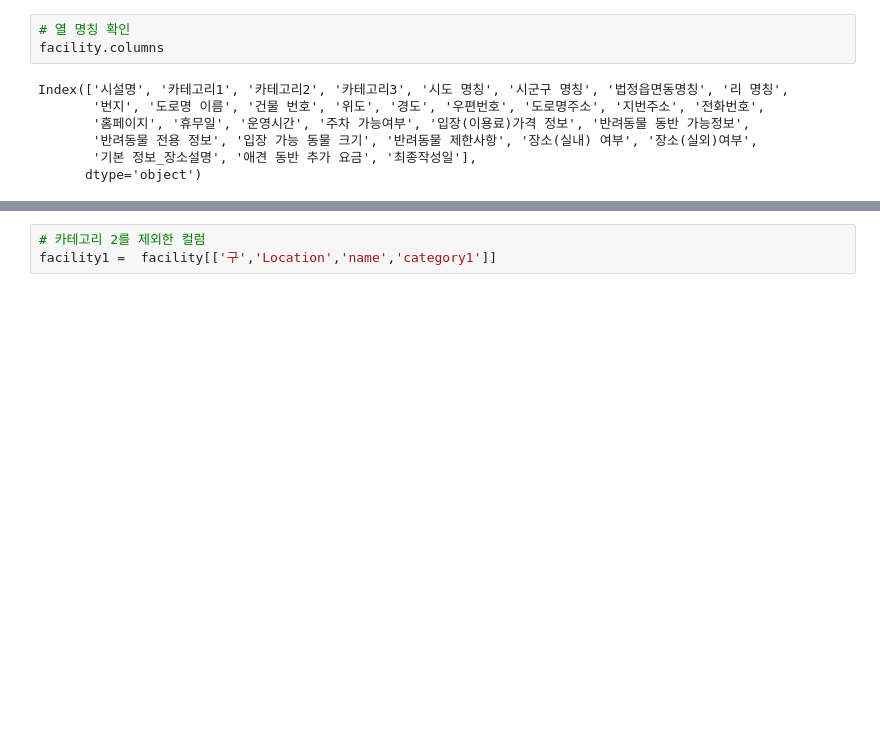
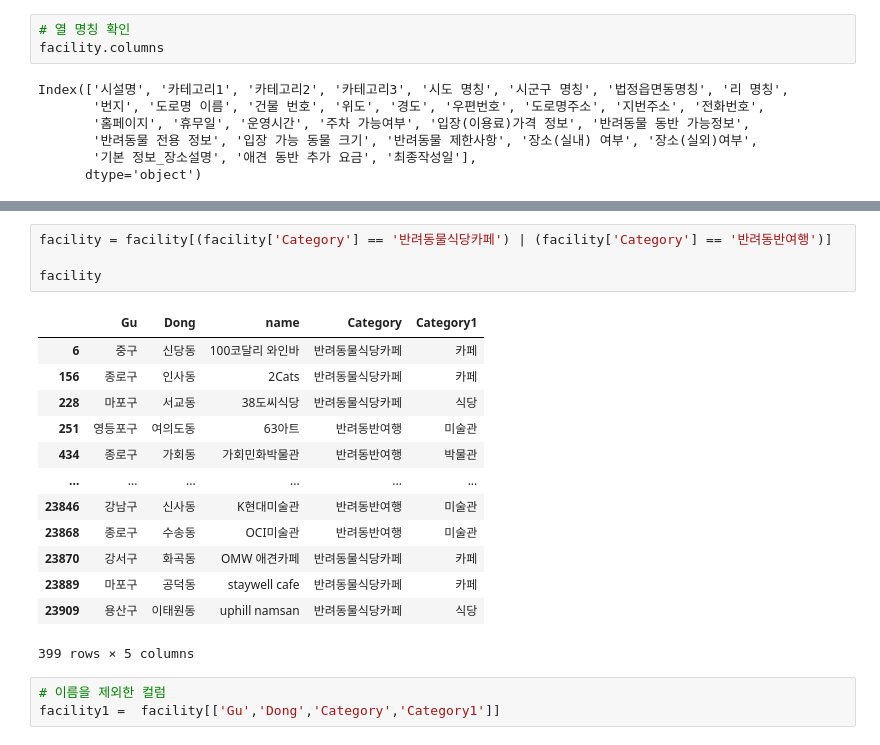
Before and after one commit to Kkimjiwoo/-Team_Project-, a Jupyter notebook: 전처리 과정/행정동단위_동반가능_문화시설/행정동_동반가능_시설.ipynb, the cells around one changed output, grey strips where cells are left out. Cells and saved outputs as stored; diff of their text form; blank space fills up the shorter version.

```diff
--- a/전처리 과정/행정동단위_동반가능_문화시설/행정동_동반가능_시설.ipynb
+++ b/전처리 과정/행정동단위_동반가능_문화시설/행정동_동반가능_시설.ipynb
@@ -48,8 +50,26 @@ facility.head()
 | 15 | 금천구 | 시흥동 | 1층메디컬약국 | 반려의료 | 동물약국 |
 | 16 | 성동구 | 하왕십리동 | 1층이화약국 | 반려의료 | 동물약국 |
 | 26 | 용산구 | 보광동 | 21세기동물병원 | 반려의료 | 동물병원 |
+# %%
+facility = facility[(facility['Category'] == '반려동물식당카페') | (facility['Category'] == '반려동반여행')]
+
+facility
+# %% [output]
+|  | Gu | Dong | name | Category | Category1 |
+| 6 | 중구 | 신당동 | 100코달리 와인바 | 반려동물식당카페 | 카페 |
+| 156 | 종로구 | 인사동 | 2Cats | 반려동물식당카페 | 카페 |
+| 228 | 마포구 | 서교동 | 38도씨식당 | 반려동물식당카페 | 식당 |
+| 251 | 영등포구 | 여의도동 | 63아트 | 반려동반여행 | 미술관 |
+| 434 | 종로구 | 가회동 | 가회민화박물관 | 반려동반여행 | 박물관 |
+| ... | ... | ... | ... | ... | ... |
+| 23846 | 강남구 | 신사동 | K현대미술관 | 반려동반여행 | 미술관 |
+| 23868 | 종로구 | 수송동 | OCI미술관 | 반려동반여행 | 미술관 |
+| 23870 | 강서구 | 화곡동 | OMW 애견카페 | 반려동물식당카페 | 카페 |
+| 23889 | 마포구 | 공덕동 | staywell cafe | 반려동물식당카페 | 카페 |
+| 23909 | 용산구 | 이태원동 | uphill namsan | 반려동물식당카페 | 식당 |
+399 rows × 5 columns
 # %%
-# 카테고리 2를 제외한 컬럼
-facility1 =  facility[['구','Location','name','category1']]
+# 이름을 제외한 컬럼
+facility1 =  facility[['Gu','Dong','Category','Category1']]
 # %%
 # 카테고리로 분류한 동별 동반 가능 시설
```
Also changed, not shown: parts of 14 cells of this notebook.
